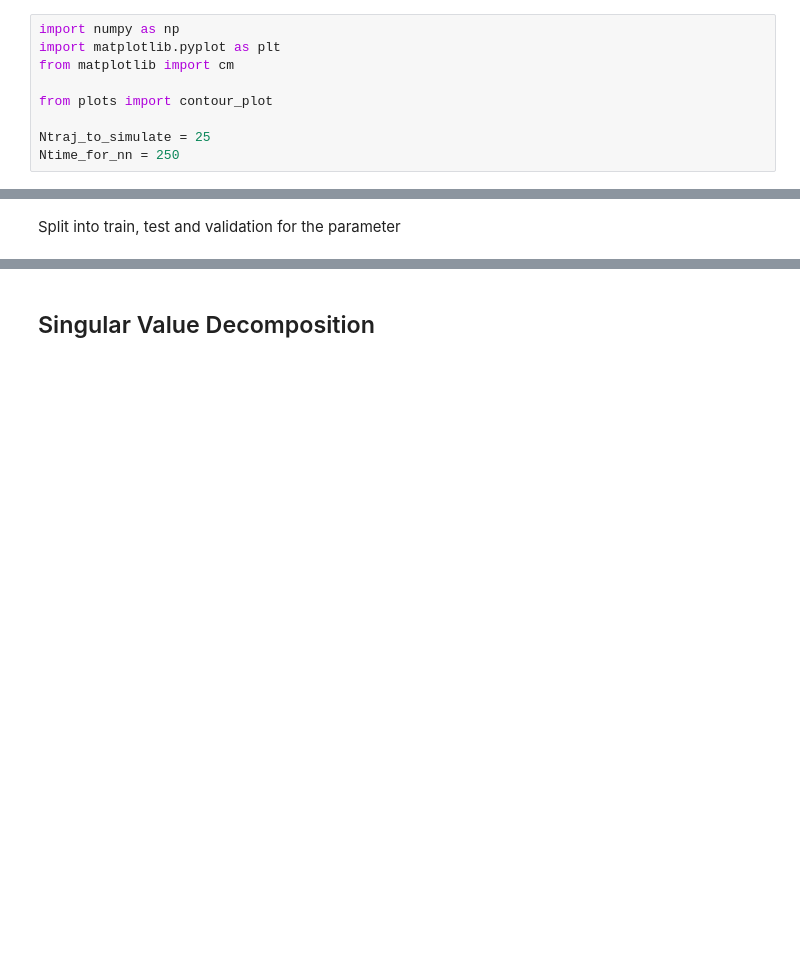
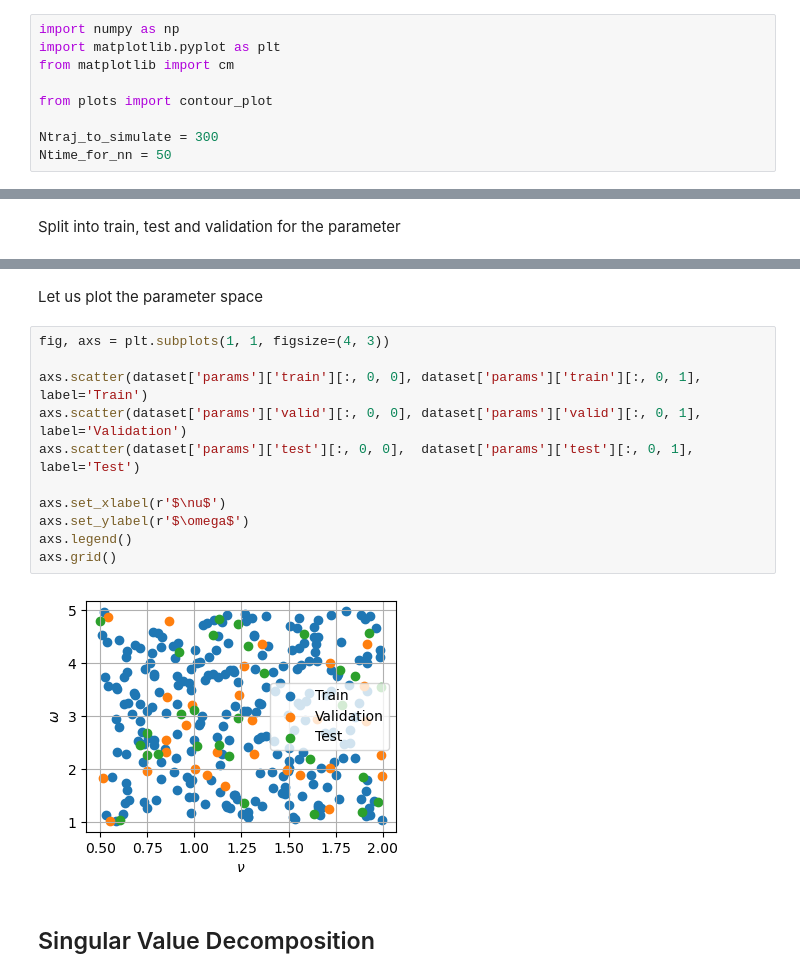
Before and after one commit to markus0800/SHRED-ROM, a Jupyter notebook: KuramotoSivashinsky/ks_padding_shred.ipynb, the cells around one changed output, grey strips where cells are left out. Drawn from its saved outputs; the diff is of its cells as text; blank space fills up the shorter version.

```diff
--- a/KuramotoSivashinsky/ks_padding_shred.ipynb
+++ b/KuramotoSivashinsky/ks_padding_shred.ipynb
@@ -7,8 +7,8 @@ from matplotlib import cm
 
 from plots import contour_plot
 
-Ntraj_to_simulate = 25
-Ntime_for_nn = 250
+Ntraj_to_simulate = 300
+Ntime_for_nn = 50
 # %% [markdown]
 ## Generation of the data
 # %% [markdown]
@@ -137,6 +126,21 @@ dataset['params'] = {
     'valid': mu[idx_valid],
     'test':  mu[idx_test],
 }
+# %% [markdown]
+Let us plot the parameter space
+# %%
+fig, axs = plt.subplots(1, 1, figsize=(4, 3))
+
+axs.scatter(dataset['params']['train'][:, 0, 0], dataset['params']['train'][:, 0, 1], label='Train')
+axs.scatter(dataset['params']['valid'][:, 0, 0], dataset['params']['valid'][:, 0, 1], label='Validation')
+axs.scatter(dataset['params']['test'][:, 0, 0],  dataset['params']['test'][:, 0, 1], label='Test')
+
+axs.set_xlabel(r'$\nu$')
+axs.set_ylabel(r'$\omega$')
+axs.legend()
+axs.grid()
+# %% [output]
+[figure, added]
 # %% [markdown]
 ## Singular Value Decomposition
 # %%
```
Also changed, not shown: parts of 19 cells of this notebook, 1 other file.
